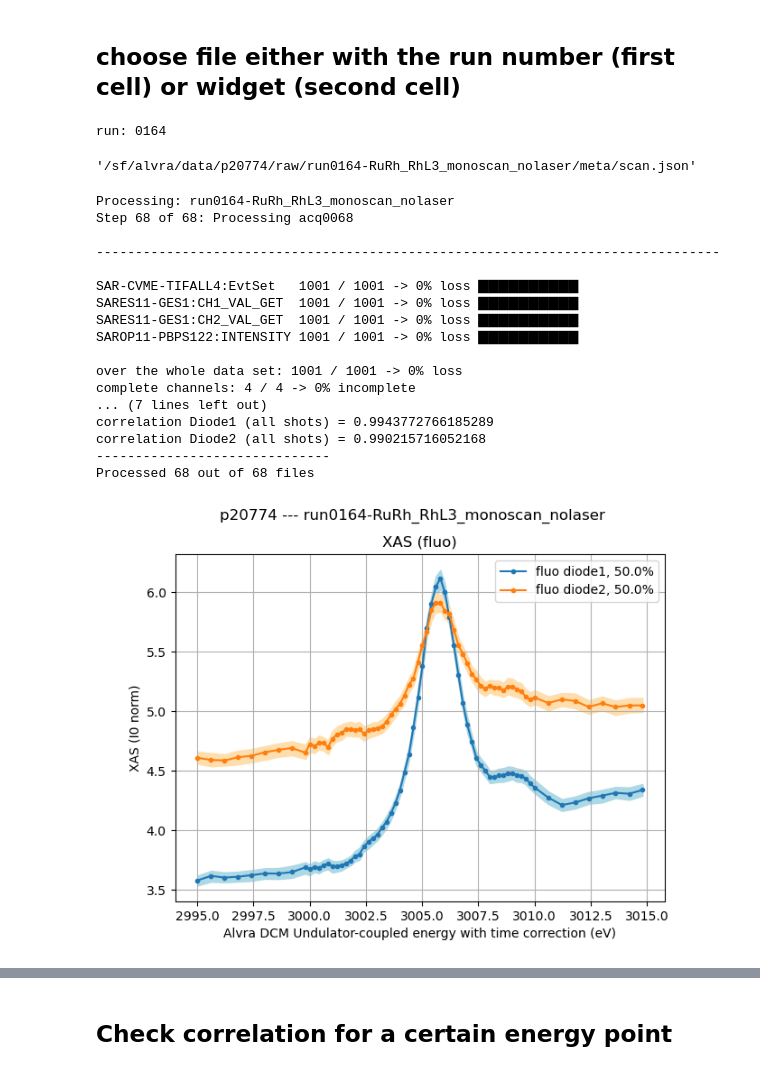
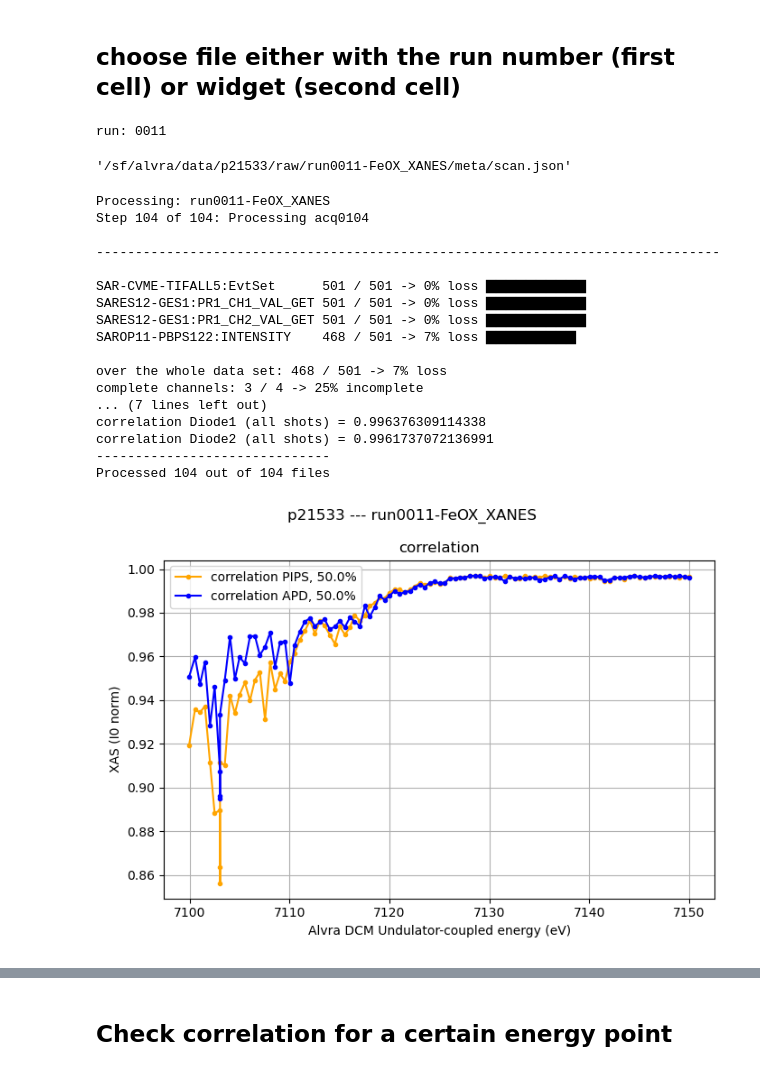
Before and after one commit to paulscherrerinstitute/alvra_beamline_scripts, a Jupyter notebook: XANES_static.ipynb, the cells around one changed output, grey strips where cells are left out. Saved outputs shown, nothing was run; the diff lists cells and outputs as text; code cells hidden in the pictures.

Commit message:
updated script with figure

```diff
--- a/XANES_static.ipynb
+++ b/XANES_static.ipynb
@@ -25,8 +25,8 @@ warnings.filterwarnings('ignore')
 # %% [markdown]
 ## choose file either with the run number (first cell) or widget (second cell)
 # %%
-pgroup='p20774'
-runnumber = 164
+pgroup='p21533'
+runnumber = 11
 print ('run: {:04d}'.format(runnumber))
 
 #############################################################
@@ -35,15 +35,14 @@ jsonfile = glob.glob('/sf/alvra/data/{}/raw/*{:04d}*/meta/scan.json'.format(pgro
 titlestring = str( pgroup + ' --- ' +jsonfile.split('/')[-3])
 jsonfile
 # %% [output]
-run: 0164
+run: 0011
-'/sf/alvra/data/p20774/raw/run0164-RuRh_RhL3_monoscan_nolaser/meta/scan.json'
+'/sf/alvra/data/p21533/raw/run0011-FeOX_XANES/meta/scan.json'
 # %%
 quantile_corr = 0.5
 
 detector_XAS_1 = channel_diode_1
 detector_XAS_2 = channel_diode_2
 detector_Izero = channel_Izero122
-
 #######################################################################################################33
 from sfdata import SFScanInfo
 scan = SFScanInfo(jsonfile)
@@ -55,52 +54,55 @@ scan = remove_JF_from_scan(scan)
 (DataFluo1, DataFluo2, IzeroFEL, correlation1, correlation2, Energy_eV) = \
  XAS_scan_2diodes_static(scan, detector_XAS_1, detector_XAS_2, detector_Izero, quantile_corr)
 # %% [output]
-Processing: run0164-RuRh_RhL3_monoscan_nolaser
-Step 68 of 68: Processing acq0068
+Processing: run0011-FeOX_XANES
+Step 104 of 104: Processing acq0104
 
 --------------------------------------------------------------------------------
 
-SAR-CVME-TIFALL4:EvtSet   1001 / 1001 -> 0% loss ▇▇▇▇▇▇▇▇▇▇
-SARES11-GES1:CH1_VAL_GET  1001 / 1001 -> 0% loss ▇▇▇▇▇▇▇▇▇▇
-SARES11-GES1:CH2_VAL_GET  1001 / 1001 -> 0% loss ▇▇▇▇▇▇▇▇▇▇
-SAROP11-PBPS122:INTENSITY 1001 / 1001 -> 0% loss ▇▇▇▇▇▇▇▇▇▇
+SAR-CVME-TIFALL5:EvtSet      501 / 501 -> 0% loss ▇▇▇▇▇▇▇▇▇▇
+SARES12-GES1:PR1_CH1_VAL_GET 501 / 501 -> 0% loss ▇▇▇▇▇▇▇▇▇▇
+SARES12-GES1:PR1_CH2_VAL_GET 501 / 501 -> 0% loss ▇▇▇▇▇▇▇▇▇▇
+SAROP11-PBPS122:INTENSITY    468 / 501 -> 7% loss ▇▇▇▇▇▇▇▇▇
 
-over the whole data set: 1001 / 1001 -> 0% loss
-complete channels: 4 / 4 -> 0% incomplete
+over the whole data set: 468 / 501 -> 7% loss
+complete channels: 3 / 4 -> 25% incomplete
 ... (7 lines left out)
-correlation Diode1 (all shots) = 0.9943772766185289
-correlation Diode2 (all shots) = 0.990215716052168
+correlation Diode1 (all shots) = 0.996376309114338
+correlation Diode2 (all shots) = 0.9961737072136991
 ------------------------------
-Processed 68 out of 68 files
+Processed 104 out of 104 files
 # %%
 plt.figure(figsize = (7,5))
 plt.suptitle(titlestring, fontsize = 12)
 
 XAS1 = DataFluo1[:,0]
 err_low1 = DataFluo1[:,1]
 err_high1 = DataFluo1[:,2]
 
 XAS2 = DataFluo2[:,0]
 err_low2 = DataFluo2[:,1]
 err_high2 = DataFluo2[:,2]
 
 units = scan.parameters['units'][0]
 label = scan.parameters['name'][0]
 
-plt.plot(Energy_eV, XAS1, label='{}, {}%'.format('fluo diode1', quantile_corr*100),marker='.')
-plt.fill_between(Energy_eV, err_low1, err_high1, color='lightblue')
+#plt.plot(Energy_eV, XAS1, label='{}, {}%'.format('fluo PIPS', quantile_corr*100),marker='.', color = 'orange')
+#plt.fill_between(Energy_eV, err_low1, err_high1, color='navajowhite')
+plt.plot(Energy_eV, correlation1, label='{}, {}%'.format('correlation PIPS', quantile_corr*100),marker='.', color = 'orange')
 
-plt.plot(Energy_eV, XAS2, label='{}, {}%'.format('fluo diode2', quantile_corr*100),marker='.')
-plt.fill_between(Energy_eV, err_low2, err_high2, color='navajowhite')
+# plt.plot(Energy_eV, XAS2, label='{}, {}%'.format('fluo APD', quantile_corr*100),marker='.', color = 'blue')
+# plt.fill_between(Energy_eV, err_low2, err_high2, color='lightblue')
+plt.plot(Energy_eV, correlation2, label='{}, {}%'.format('correlation APD', quantile_corr*100),marker='.', color = 'blue')
+
 
 plt.xlabel("{} ({})".format(label, units))
 plt.ylabel ("XAS (I0 norm)")
-plt.gca().set_title('XAS (fluo)')
+plt.gca().set_title('correlation')
 plt.legend(loc="best")
 plt.grid()
-
+plt.tight_layout()
 plt.show()
 
 #plt.savefig(savedir+'/XANES_RhAcac.png')
 # %% [output]
-[figure, old version]
+[figure, new version]
```
Also changed, not shown: parts of 3 cells of this notebook, 1 other file.
